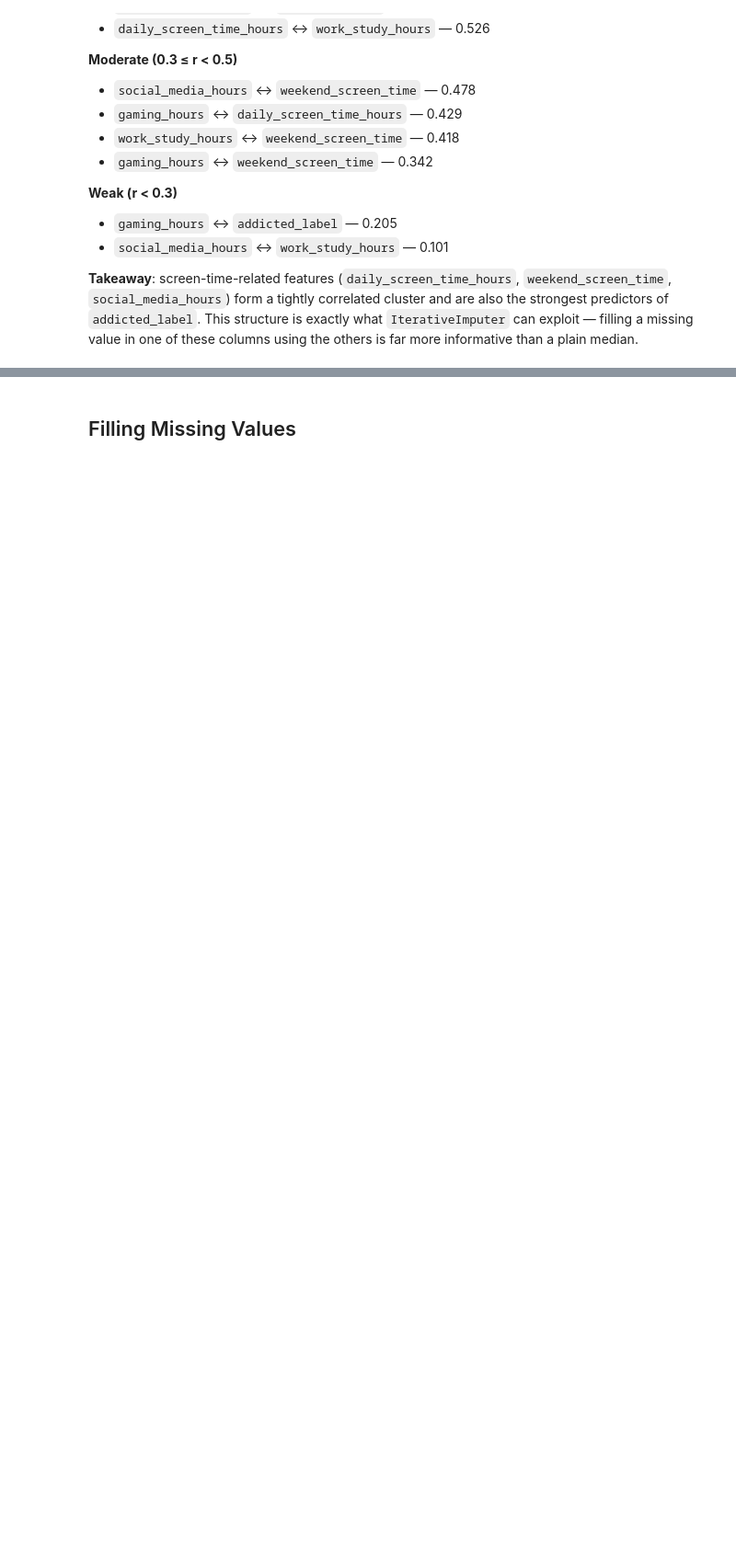
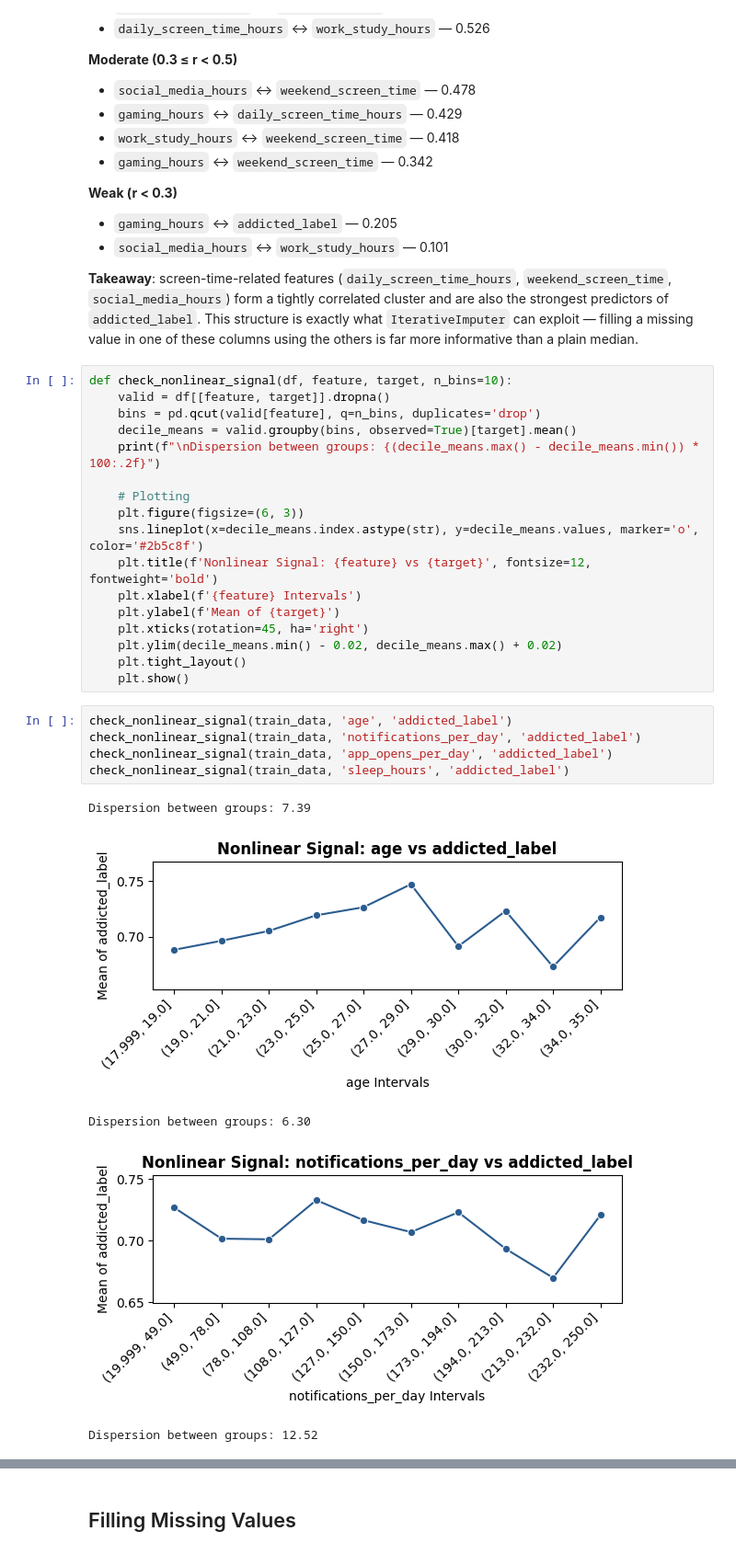
Before and after one commit to purelilith/kaggle-competitions, a Jupyter notebook: smartphone-addiction/s6e8-xgboost-catboost-lgbm.ipynb, the cells around one changed output, grey strips where cells are left out. Shown at 92% size. Drawn from its saved outputs; the diff is of its cells as text; blank space fills up the shorter version.

```diff
--- a/smartphone-addiction/s6e8-xgboost-catboost-lgbm.ipynb
+++ b/smartphone-addiction/s6e8-xgboost-catboost-lgbm.ipynb
@@ -109,3 +110,31 @@ was available to exploit.
 and are also the strongest predictors of `addicted_label`. This structure is
 exactly what `IterativeImputer` can exploit — filling a missing value in one
 of these columns using the others is far more informative than a plain median.
+# %%
+def check_nonlinear_signal(df, feature, target, n_bins=10):
+    valid = df[[feature, target]].dropna()
+    bins = pd.qcut(valid[feature], q=n_bins, duplicates='drop')
+    decile_means = valid.groupby(bins, observed=True)[target].mean()
+    print(f"\nDispersion between groups: {(decile_means.max() - decile_means.min()) * 100:.2f}")
+
+    # Plotting
+    plt.figure(figsize=(6, 3))
+    sns.lineplot(x=decile_means.index.astype(str), y=decile_means.values, marker='o', color='#2b5c8f')
+    plt.title(f'Nonlinear Signal: {feature} vs {target}', fontsize=12, fontweight='bold')
+    plt.xlabel(f'{feature} Intervals')
+    plt.ylabel(f'Mean of {target}')
+    plt.xticks(rotation=45, ha='right')
+    plt.ylim(decile_means.min() - 0.02, decile_means.max() + 0.02)
+    plt.tight_layout()
+    plt.show()
+# %%
+check_nonlinear_signal(train_data, 'age', 'addicted_label')
+check_nonlinear_signal(train_data, 'notifications_per_day', 'addicted_label')
+check_nonlinear_signal(train_data, 'app_opens_per_day', 'addicted_label')
+check_nonlinear_signal(train_data, 'sleep_hours', 'addicted_label')
+# %% [output]
+Dispersion between groups: 7.39
+[figure, added]
+Dispersion between groups: 6.30
+[figure, added]
+Dispersion between groups: 12.52
```
Also changed, not shown: parts of 19 cells of this notebook.
